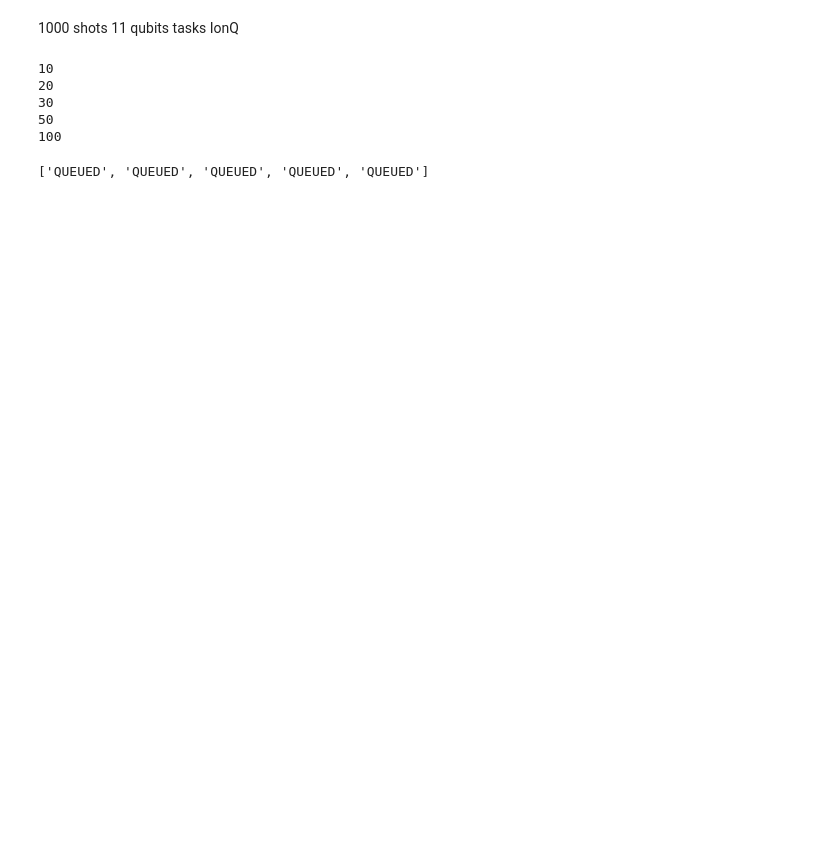
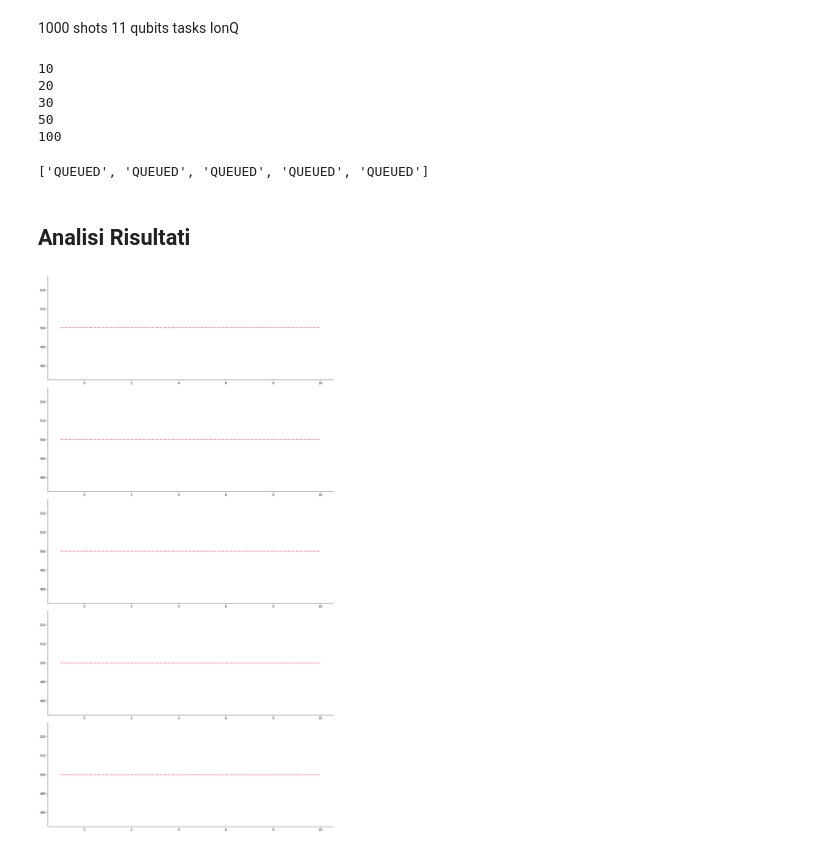
Before and after one commit to SwgAnno/QBench, a Jupyter notebook: RIGETTI VS IONQ/H_line_grosso.ipynb, the cells around one changed output. Cells and saved outputs as stored; diff of their text form; code cells hidden in the pictures; blank space fills up the shorter version.

Commit message:
Hadamard grosso results

```diff
--- a/RIGETTI VS IONQ/H_line_grosso.ipynb
+++ b/RIGETTI VS IONQ/H_line_grosso.ipynb
@@ -123,3 +123,21 @@ status = [task.get_status() for task in scanners]
 print(status)
 # %% [output]
 ['QUEUED', 'QUEUED', 'QUEUED', 'QUEUED', 'QUEUED']
+# %% [markdown]
+## Analisi Risultati
+# %%
+n_tasks = len(scanners)
+
+fig, axx = plt.subplots(n_tasks, 1, figsize=(16, 30),tight_layout=True,)
+axx = axx.reshape(-1)
+i=0
+for ax, key in zip(axx,tasks):
+
+    H_len = key.split("_")[-1][1:]
+
+    df = result_per_qubit( tasks[key].result(), H_len= H_len)
+    plot_result_per_qubit(data = df, ax = ax)
+
+    ax.hlines(shots /2 ,-1,10,linestyles='-.',color='red')
+# %% [output]
+[figure, added]
```
Also changed, not shown: parts of 1 cell of this notebook, 1 other file.
